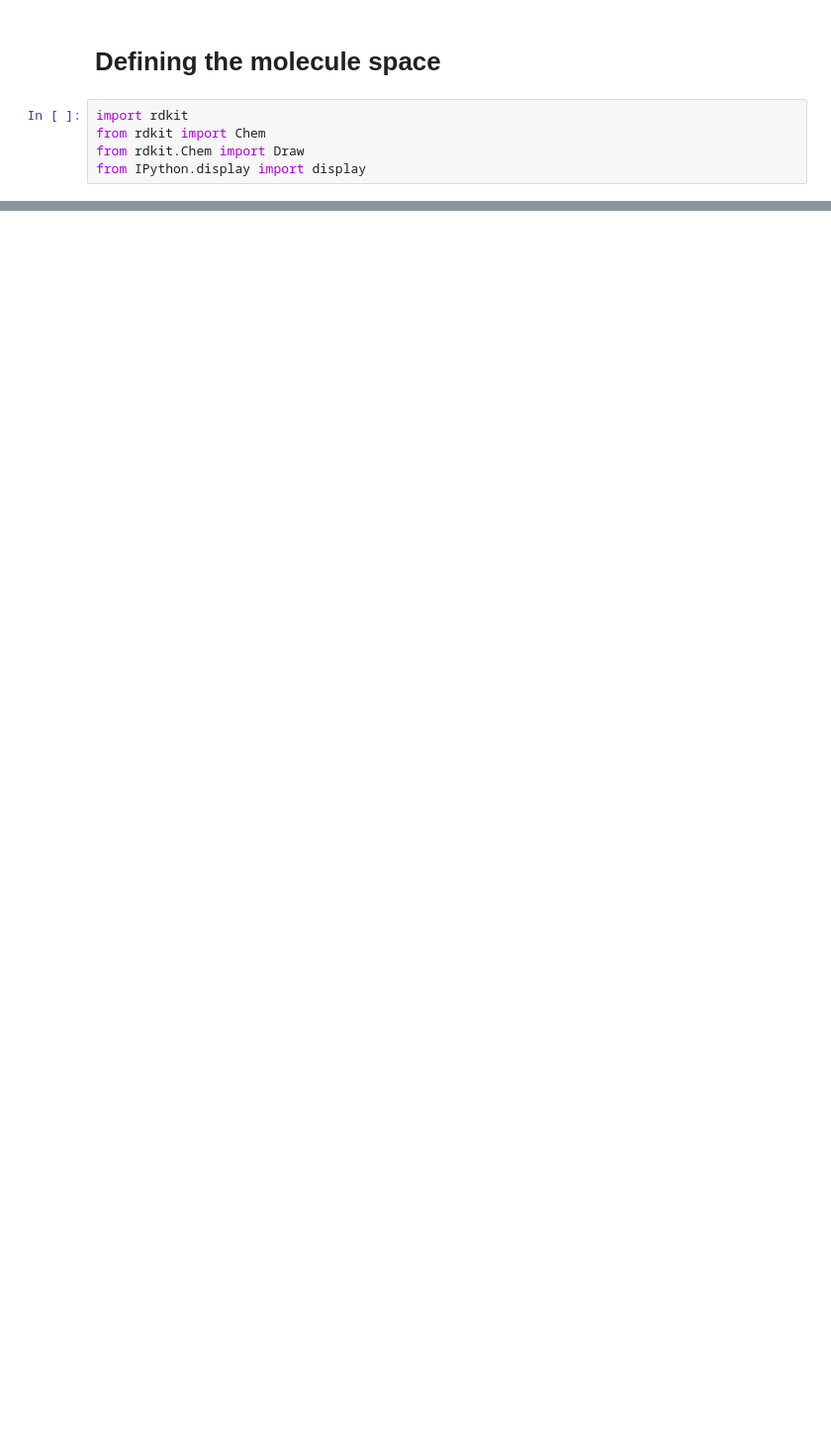
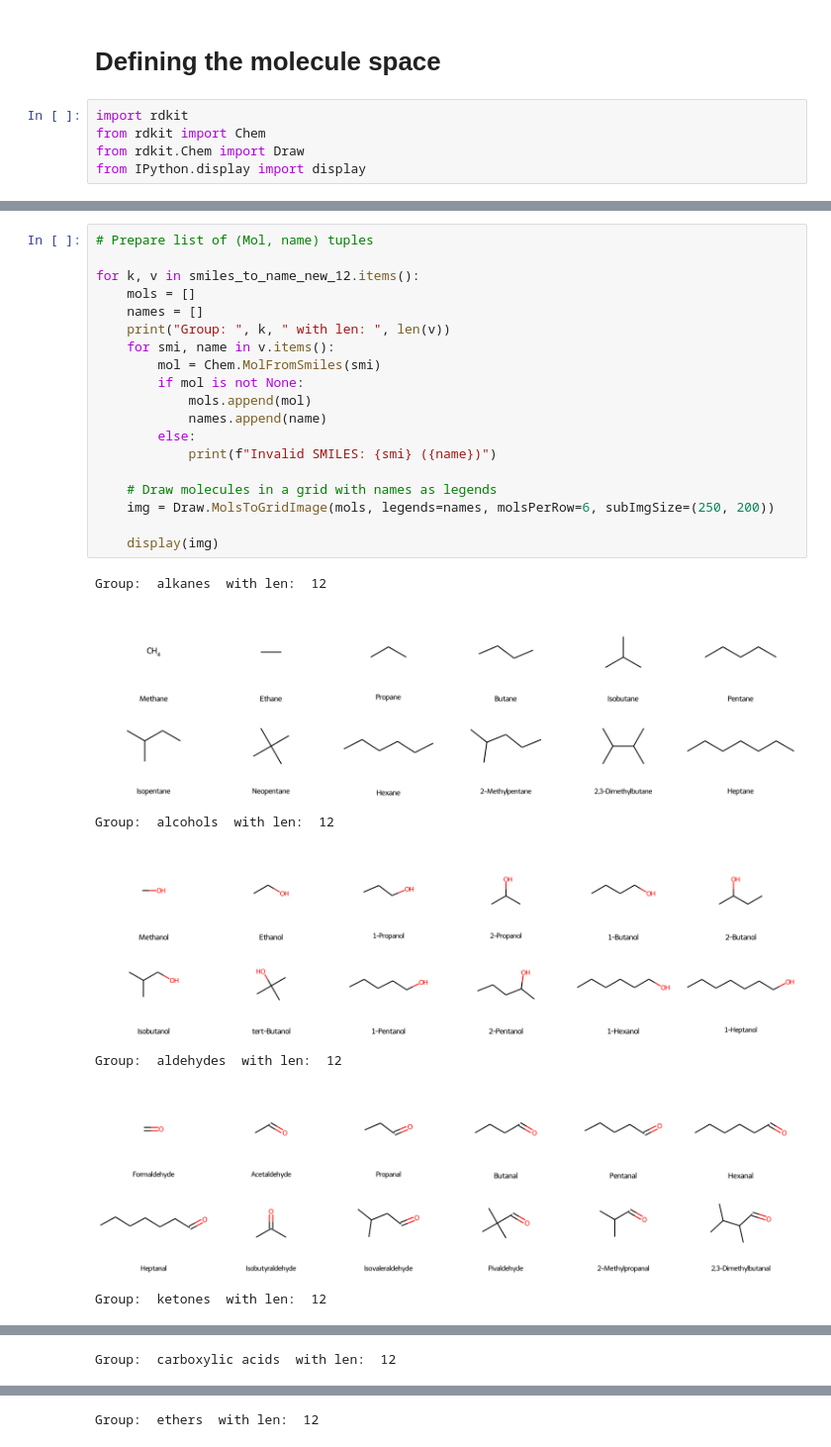
Before and after one commit to ibmm-unibe-ch/SMILES_or_SELFIES, a Jupyter notebook: vector_operations/moleculespacecreation.ipynb, the cells around one changed output, grey strips where cells are left out. Shown: that part at 99% size. Drawn from its saved outputs; the diff is of its cells as text; blank space fills up the shorter version.

```diff
--- a/vector_operations/moleculespacecreation.ipynb
+++ b/vector_operations/moleculespacecreation.ipynb
@@ -111,0 +413,27 @@ display(img)
+# %%
+# Prepare list of (Mol, name) tuples
+
+for k, v in smiles_to_name_new_12.items():
+    mols = []
+    names = []
+    print("Group: ", k, " with len: ", len(v))
+    for smi, name in v.items():
+        mol = Chem.MolFromSmiles(smi)
+        if mol is not None:
+            mols.append(mol)
+            names.append(name)
+        else:
+            print(f"Invalid SMILES: {smi} ({name})")
+
+    # Draw molecules in a grid with names as legends
+    img = Draw.MolsToGridImage(mols, legends=names, molsPerRow=6, subImgSize=(250, 200))
+
+    display(img)
+# %% [output]
+Group:  alkanes  with len:  12
+[figure, added]
+Group:  alcohols  with len:  12
+[figure, added]
+Group:  aldehydes  with len:  12
+[figure, added]
+Group:  ketones  with len:  12
@@ -111,0 +441 @@ display(img)
+Group:  carboxylic acids  with len:  12
@@ -111,0 +443 @@ display(img)
+Group:  ethers  with len:  12
```
Also changed, not shown: parts of 6 cells of this notebook.
